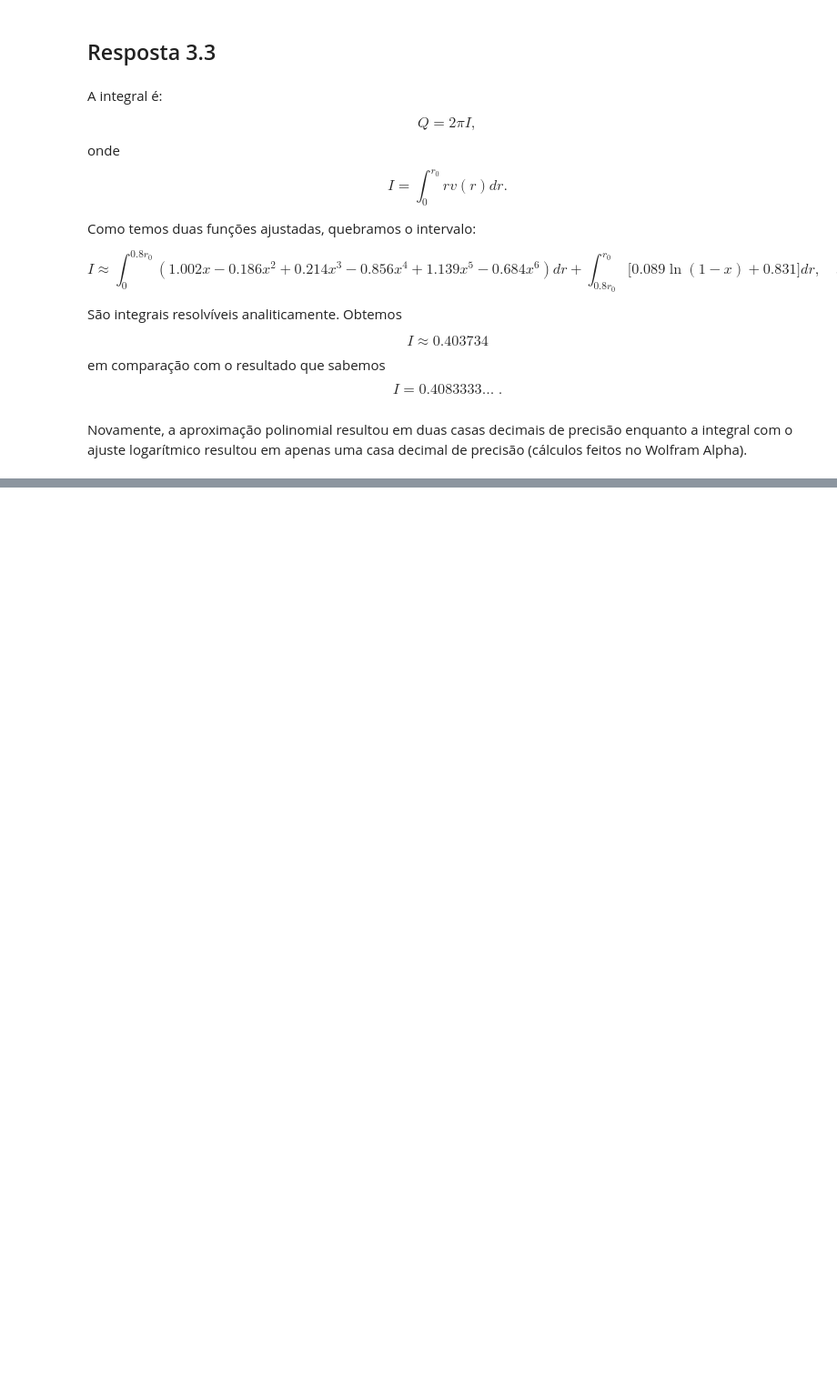
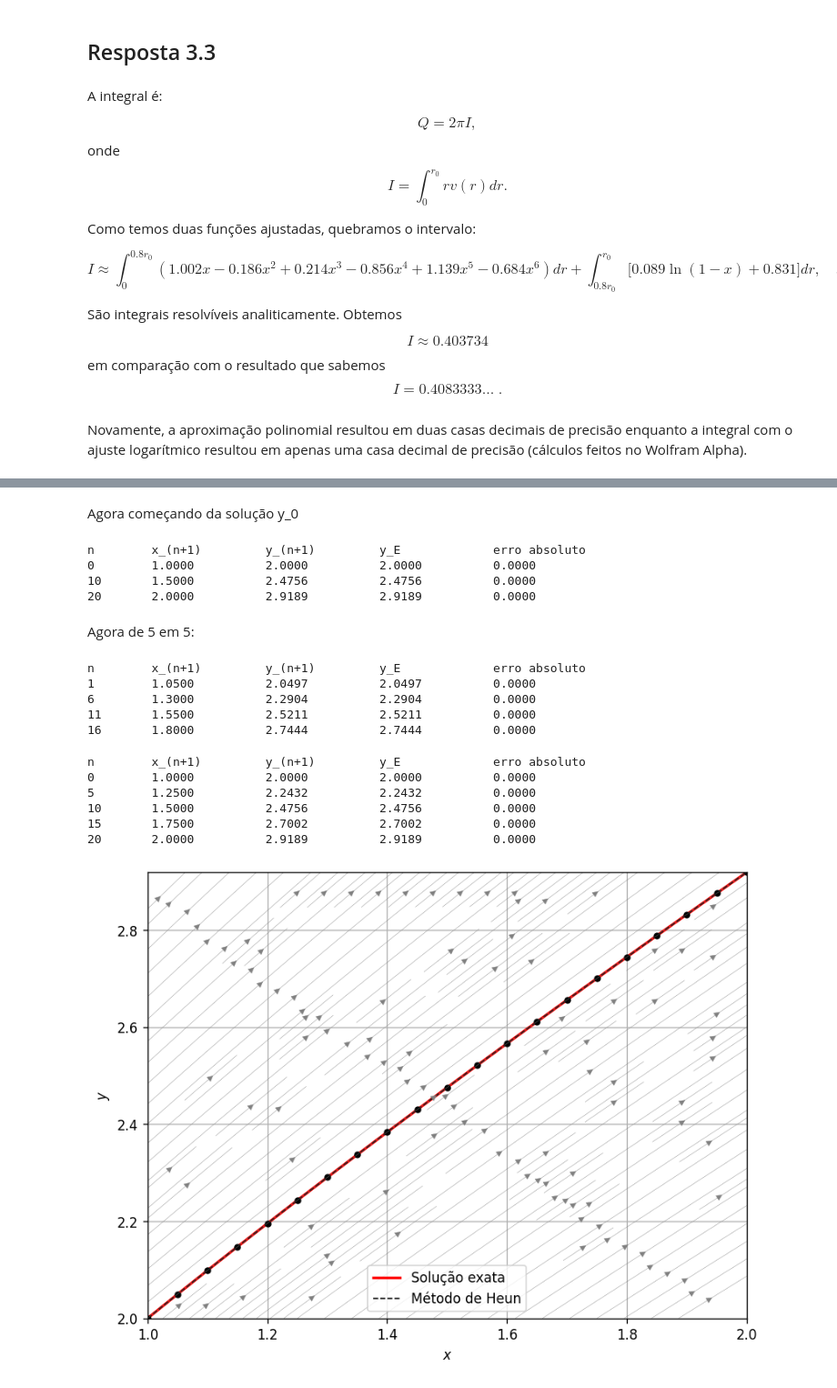
Before and after one commit to SunkPlane29/metodos_num, a Jupyter notebook: 24_1s_MTM1013T11_AP02_AeB_AndreGoncalvesdaSilva.ipynb, the cells around one changed output, grey strips where cells are left out. Shown at 91% size. Cells and saved outputs as stored; diff of their text form; code cells hidden in the pictures; blank space fills up the shorter version.

```diff
--- a/24_1s_MTM1013T11_AP02_AeB_AndreGoncalvesdaSilva.ipynb
+++ b/24_1s_MTM1013T11_AP02_AeB_AndreGoncalvesdaSilva.ipynb
@@ -933,0 +950,2 @@ Novamente, a aproximação polinomial resultou em duas casas decimais de precis
+# %%
+yf = lambda x: 2.0*(2*x**(1/4) + x)/3.0
@@ -933,0 +996,7 @@ Novamente, a aproximação polinomial resultou em duas casas decimais de precis
+# %%
+n = 20
+x0 = 1.0
+y0 = 2.0
+f = lambda x,y: 0.5 + y/(4.0*x)
+h = 0.05
+x, y = heun(f, x0, y0, h, n)
@@ -933,0 +1024,57 @@ Novamente, a aproximação polinomial resultou em duas casas decimais de precis
+# %% [markdown]
+Agora começando da solução y_0
+# %%
+print("n \t x_(n+1) \t y_(n+1) \t y_E \t\t erro absoluto")
+for i in range(0,n+1, 10):
+    print("%d \t %.4f \t %.4f \t %.4f \t %.4f"%(i, x[i], y[i], yf(x[i]), abs(y[i] - yf(x[i]))))
+# %% [output]
+n        x_(n+1)         y_(n+1)         y_E             erro absoluto
+0        1.0000          2.0000          2.0000          0.0000
+10       1.5000          2.4756          2.4756          0.0000
+20       2.0000          2.9189          2.9189          0.0000
+# %% [markdown]
+Agora de 5 em 5:
+# %%
+print("n \t x_(n+1) \t y_(n+1) \t y_E \t\t erro absoluto")
+for i in range(1,n+1, 5):
+    print("%d \t %.4f \t %.4f \t %.4f \t %.4f"%(i, x[i], y[i], yf(x[i]), abs(y[i] - yf(x[i]))))
+# %% [output]
+n        x_(n+1)         y_(n+1)         y_E             erro absoluto
+1        1.0500          2.0497          2.0497          0.0000
+6        1.3000          2.2904          2.2904          0.0000
+11       1.5500          2.5211          2.5211          0.0000
+16       1.8000          2.7444          2.7444          0.0000
+# %%
+print("n \t x_(n+1) \t y_(n+1) \t y_E \t\t erro absoluto")
+for i in range(0,n+1, 5):
+    print("%d \t %.4f \t %.4f \t %.4f \t %.4f"%(i, x[i], y[i], yf(x[i]), abs(y[i] - yf(x[i]))))
+# %% [output]
+n        x_(n+1)         y_(n+1)         y_E             erro absoluto
+0        1.0000          2.0000          2.0000          0.0000
+5        1.2500          2.2432          2.2432          0.0000
+10       1.5000          2.4756          2.4756          0.0000
+15       1.7500          2.7002          2.7002          0.0000
+20       2.0000          2.9189          2.9189          0.0000
+# %%
+xmesh = np.linspace(min(x), max(x), 100)
+ymesh = np.linspace(min(y), max(y), 100)
+
+Xl, Yl = np.meshgrid(xmesh, ymesh)
+P = Xl/Xl
+Q = 0.5 + Yl/(4.0*Xl)
+
+fig = plt.figure(figsize=(8, 6), dpi=120)
+
+plt.plot(x, yf(x), "r-", label="Solução exata", lw=2)
+plt.plot(x, y, "k--", label="Método de Heun", lw=1)
+plt.plot(x, y, "ko", ms=4)
+
+plt.streamplot(Xl, Yl, P, Q, density=1.5, color="gray", linewidth=0.25)
+
+plt.xlabel("$x$")
+plt.ylabel("$y$")
+plt.legend(["Solução exata", "Método de Heun"])
+plt.grid()
+plt.show()
+# %% [output]
+[figure, added]
```
Also changed, not shown: parts of 7 cells of this notebook, 1 other file.
